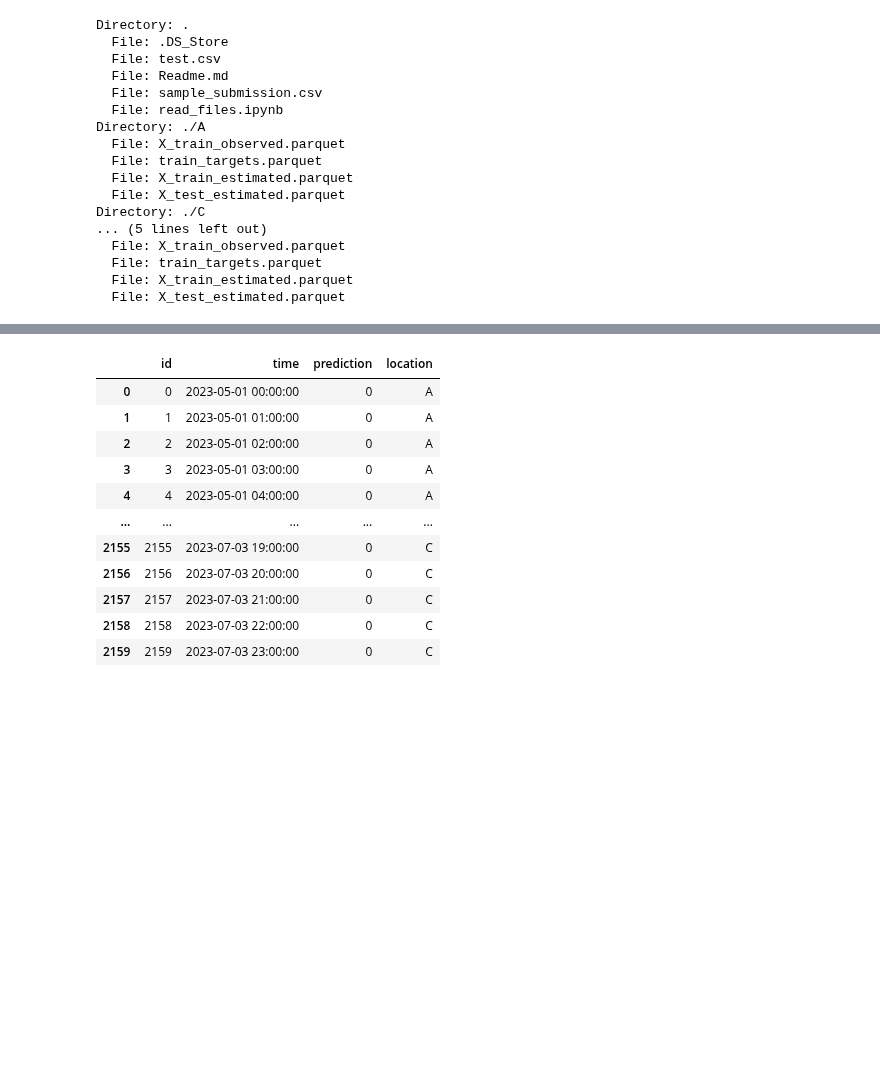
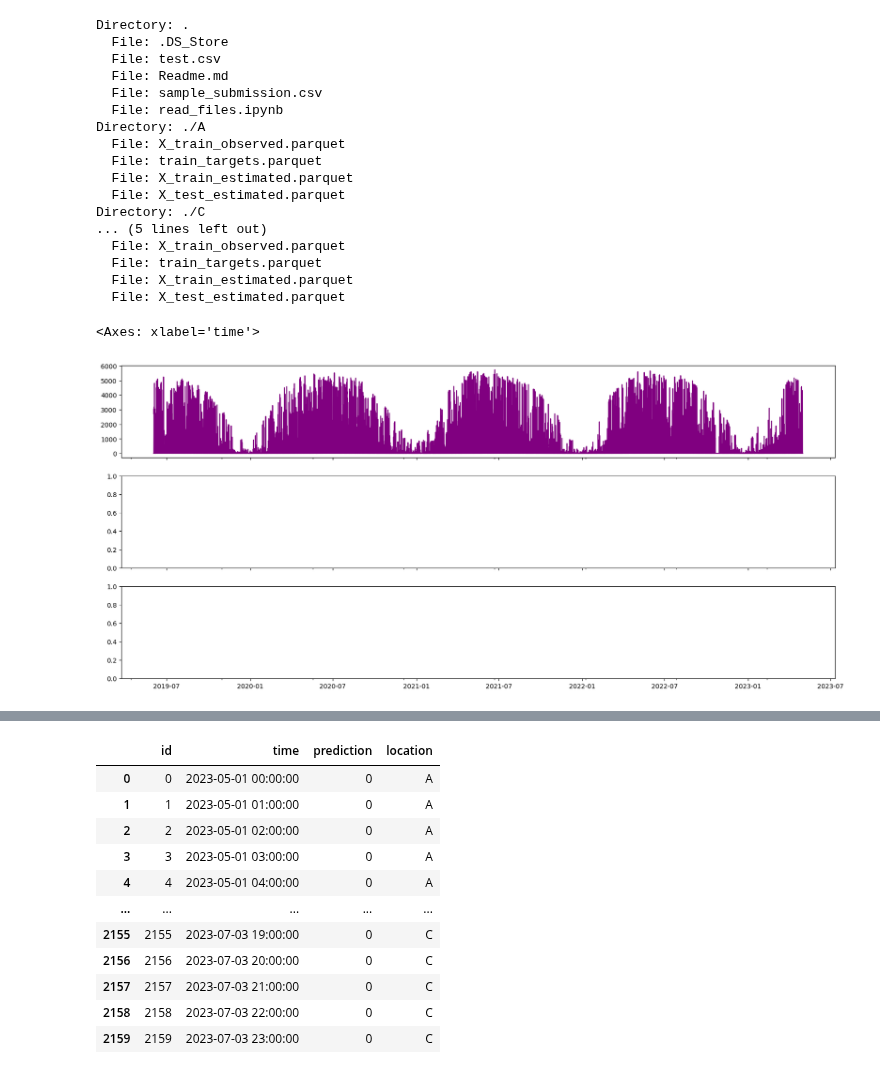
Before and after one commit to Mathias-a/TDT4173-project, a Jupyter notebook: data/read_files.ipynb, the cells around one changed output, grey strips where cells are left out. Cells and saved outputs as stored; diff of their text form; code cells hidden in the pictures; blank space fills up the shorter version.

```diff
--- a/data/read_files.ipynb
+++ b/data/read_files.ipynb
@@ -37,6 +37,14 @@ Directory: ./C
 train_a = pd.read_parquet('A/train_targets.parquet')
 train_b = pd.read_parquet('B/train_targets.parquet')
 train_c = pd.read_parquet('C/train_targets.parquet')
+# %%
+# Plotting a single feature
+fig, axs = plt.subplots(3, 1, figsize=(20, 10), sharex=True)
+feature_name = 'direct_rad:W'
+train_a.set_index('time')['pv_measurement'].plot(ax=axs[0], color='purple', label='Train A Targets')
+# %% [output]
+<Axes: xlabel='time'>
+[figure, added]
 # %%
 X_train_estimated_a = pd.read_parquet('A/X_train_estimated.parquet')
 X_train_estimated_b = pd.read_parquet('B/X_train_estimated.parquet')
```
Also changed, not shown: parts of 2 cells of this notebook, 1 other file.
